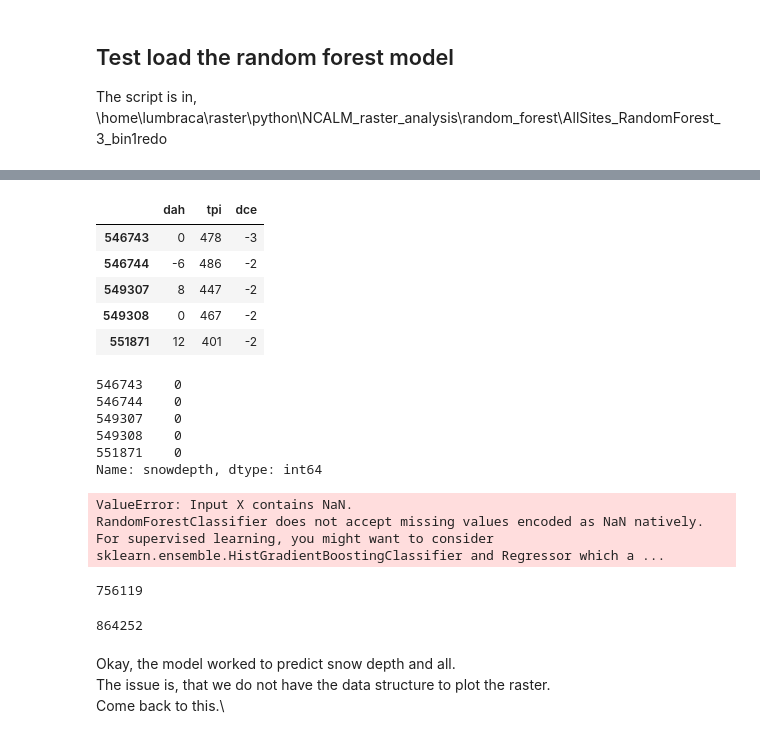
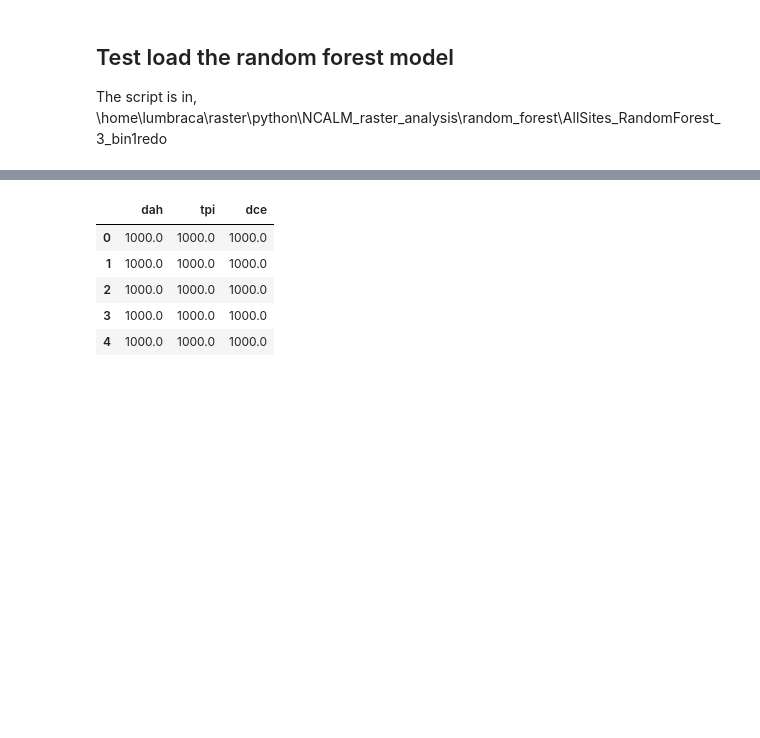
Before and after one commit to cassielumbrazo/RAPID_raster_analysis, a Jupyter notebook: 8_rapid_random_forest.ipynb, the cells around one changed output, grey strips where cells are left out. Drawn from its saved outputs; the diff is of its cells as text; code cells hidden in the pictures; blank space fills up the shorter version.

```diff
--- a/8_rapid_random_forest.ipynb
+++ b/8_rapid_random_forest.ipynb
@@ -399,10 +398,9 @@ df_pre = pd.DataFrame({'snowdepth': pre_snowdepth,
                    'dce': pre_dce})
 
 # # random forest cannot have any na values
-df_pre.dropna(how='any', inplace=True) # it has to be everything
-
-# And close the large netcdf
-ds_pre.close()
+# df_pre.dropna(how='any', inplace=True) # it has to be everything
+# instead of removing na, can we try filling it with something insane then removing those cells later?
+df_pre = df_pre.fillna(1000)
 # %%
 # Read the dataset 1 at a time
 ds_post = ds.copy(deep=True)
@@ -436,7 +434,7 @@ df_post = pd.DataFrame({'snowdepth': post_snowdepth,
                    'dce': post_dce})
 
 # random forest cannot have any na values
-df_post.dropna(how='any', inplace=True) # it has to be everything
+# df_post.dropna(how='any', inplace=True) # it has to be everything
 
-# And close the large netcdf
-ds_post.close()
+# instead of removing na, can we try filling it with something insane then removing those cells later?
+df_post = df_post.fillna(1000)
@@ -461,43 +494,17 @@ ds_post.close()
 # %%
+# if they do not need to be integers, then
 # create the x, variables, columns
-X_pre = df_pre_int.drop(columns=['snowdepth'])
-X_post = df_post_int.drop(columns=['snowdepth'])
-X_pre.head()
+X_pre = df_pre.drop(columns=['snowdepth'])
+X_post = df_post.drop(columns=['snowdepth'])
+X_post.head()
 # %% [output]
 |  | dah | tpi | dce |
-| 546743 | 0 | 478 | -3 |
-| 546744 | -6 | 486 | -2 |
-| 549307 | 8 | 447 | -2 |
-| 549308 | 0 | 467 | -2 |
-| 551871 | 12 | 401 | -2 |
+| 0 | 1000.0 | 1000.0 | 1000.0 |
+| 1 | 1000.0 | 1000.0 | 1000.0 |
+| 2 | 1000.0 | 1000.0 | 1000.0 |
+| 3 | 1000.0 | 1000.0 | 1000.0 |
+| 4 | 1000.0 | 1000.0 | 1000.0 |
-# %%
-# create the y, predictor, column
-y_pre = df_pre_int.snowdepth
-y_post = df_post_int.snowdepth
-y_pre.head()
-# %% [output]
-546743    0
-546744    0
-549307    0
-549308    0
-551871    0
-Name: snowdepth, dtype: int64
 # %%
 # Now, use the random forest model to predict
-hs_ncalm_model = loaded_model.predict(X_pre)
-hs_rapid_model = loaded_model.predict(X_post)
+# hs_ncalm_model = loaded_model.predict(X_pre)
+hs_rapid_model_numpy = loaded_model.predict(X_post)
-# %% [output]
-ValueError: Input X contains NaN.
-RandomForestClassifier does not accept missing values encoded as NaN natively. For supervised learning, you might want to consider sklearn.ensemble.HistGradientBoostingClassifier and Regressor which a ...
-# %%
-len(hs_rapid_model)
-# %% [output]
-756119
-# %%
-len(hs_ncalm_model)
-# %% [output]
-864252
-# %% [markdown]
-Okay, the model worked to predict snow depth and all.\
-The issue is, that we do not have the data structure to plot the raster.\
-Come back to this.\
```
Also changed, not shown: parts of 13 cells of this notebook.
